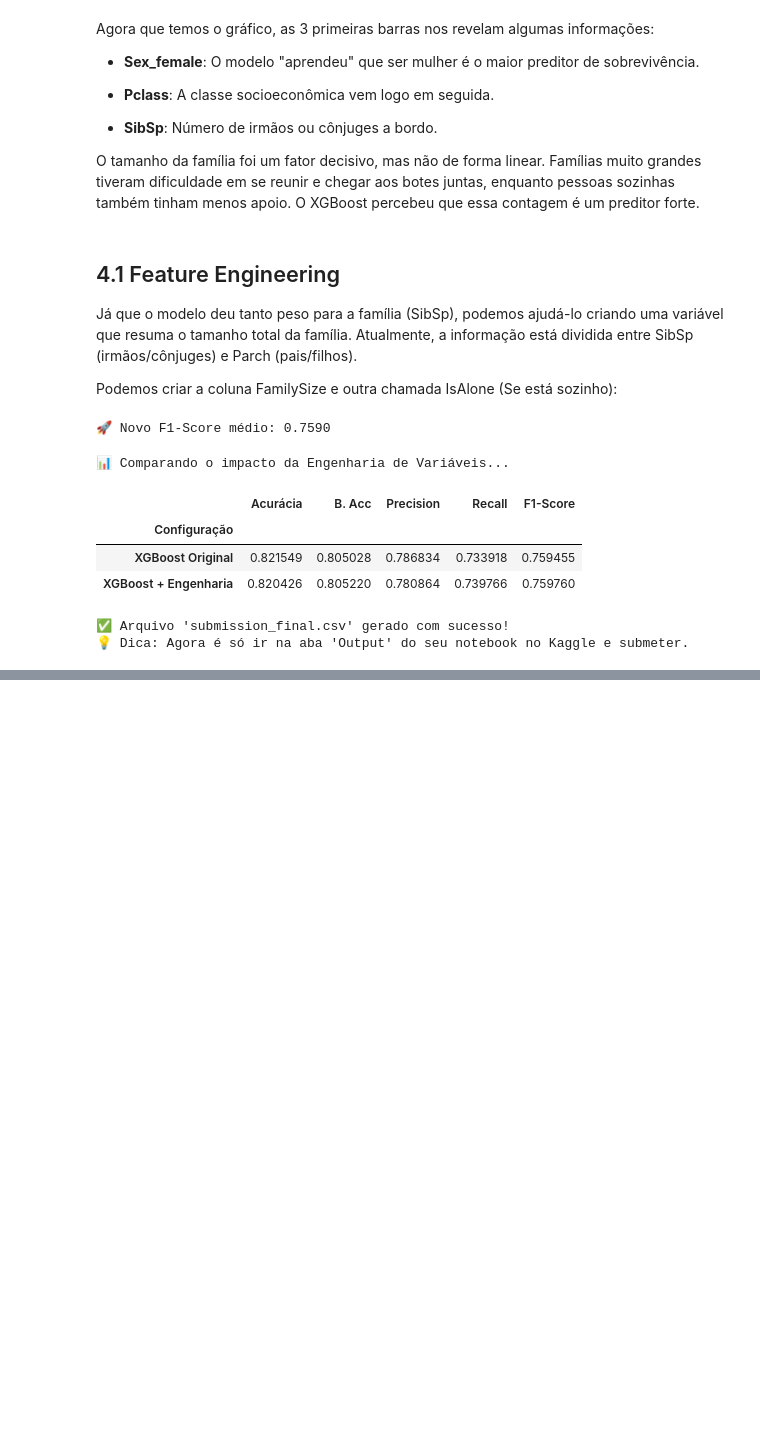
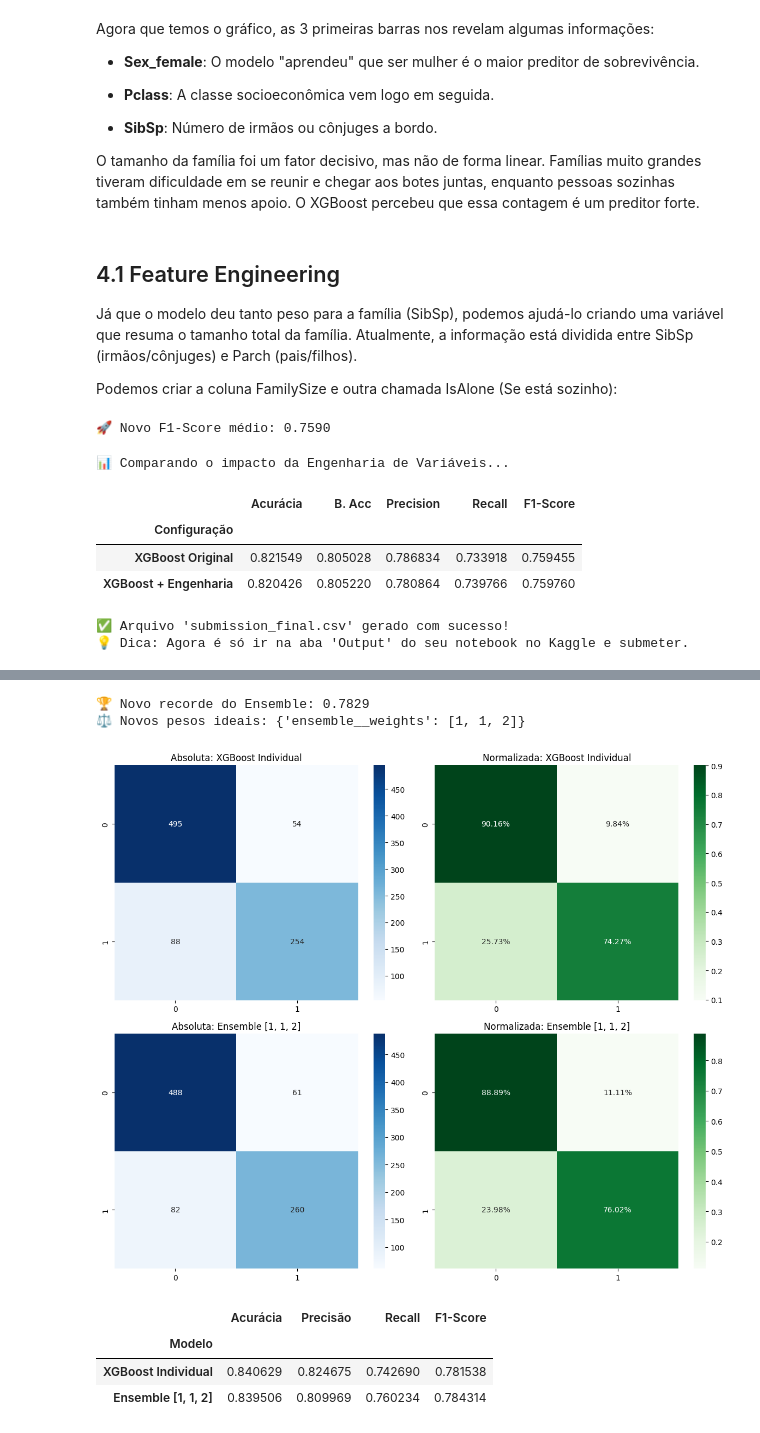
Before and after one commit to zehclaudio/Kaggle, a Jupyter notebook: titanic-tutorial-pipelines-and-baselines.ipynb, the cells around one changed output, grey strips where cells are left out. Drawn from its saved outputs; the diff is of its cells as text; code cells hidden in the pictures; blank space fills up the shorter version.

```diff
--- a/titanic-tutorial-pipelines-and-baselines.ipynb
+++ b/titanic-tutorial-pipelines-and-baselines.ipynb
@@ -652,0 +1238,67 @@ print("💡 Dica: Agora é só ir na aba 'Output' do seu notebook no Kaggle e su
+# %%
+# Testando uma gama maior para a Regressão Logística (o terceiro valor)
+param_grid_weights = {
+    'ensemble__weights': [
+        [1, 1, 2],
+        [1, 1, 3],
+        [2, 1, 3],
+        [1, 2, 3],
+        [0.5, 0.5, 2] # Testando dar quase todo o poder para a LR
+    ]
+}
+
+search_weights = GridSearchCV(pipeline_ultimate_ensemble, param_grid_weights, cv=6, scoring='f1')
+search_weights.fit(X, y)
+
+print(f"🏆 Novo recorde do Ensemble: {search_weights.best_score_:.4f}")
+print(f"⚖️ Novos pesos ideais: {search_weights.best_params_}")
+# %% [output]
+🏆 Novo recorde do Ensemble: 0.7829
+⚖️ Novos pesos ideais: {'ensemble__weights': [1, 1, 2]}
+# %%
+# Definimos os dois competidores finais
+modelos_finais = [
+    ("XGBoost Individual", grid_search_refined.best_estimator_),
+    ("Ensemble [1, 1, 2]", search_weights.best_estimator_)
+]
+
+resumo_metricas = []
+
+# Criando a figura para as matrizes
+fig, axes = plt.subplots(2, 2, figsize=(12, 10))
+
+for i, (name, pipe) in enumerate(modelos_finais):
+    # Predições via Cross-Validation (cv=6 como você definiu)
+    y_pred = cross_val_predict(pipe, X, y, cv=6)
+
+    # Cálculo das métricas
+    resumo_metricas.append({
+        'Modelo': name,
+        'Acurácia': accuracy_score(y, y_pred),
+        'Precisão': precision_score(y, y_pred),
+        'Recall': recall_score(y, y_pred),
+        'F1-Score': f1_score(y, y_pred)
+    })
+
+    # Matriz de Confusão Absoluta
+    cm = confusion_matrix(y, y_pred)
+    sns.heatmap(cm, annot=True, fmt='d', cmap='Blues', ax=axes[i, 0])
+    axes[i, 0].set_title(f'Absoluta: {name}')
+
+    # Matriz de Confusão Normalizada
+    cm_norm = confusion_matrix(y, y_pred, normalize='true')
+    sns.heatmap(cm_norm, annot=True, fmt='.2%', cmap='Greens', ax=axes[i, 1])
+    axes[i, 1].set_title(f'Normalizada: {name}')
+
+plt.tight_layout()
+plt.show()
+
+# Exibindo a Tabela Comparativa
+df_comparativo = pd.DataFrame(resumo_metricas).set_index('Modelo')
+display(df_comparativo.style.background_gradient(cmap='RdYlGn'))
+# %% [output]
+[figure, added]
+|  | Acurácia | Precisão | Recall | F1-Score |
+| Modelo |  |  |  |  |
+| XGBoost Individual | 0.840629 | 0.824675 | 0.742690 | 0.781538 |
+| Ensemble [1, 1, 2] | 0.839506 | 0.809969 | 0.760234 | 0.784314 |
```
Also changed, not shown: parts of 33 cells of this notebook.
